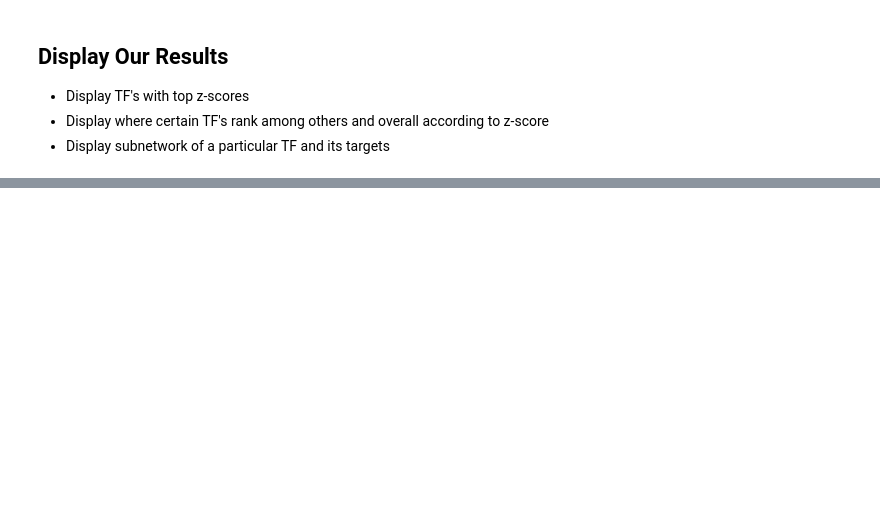
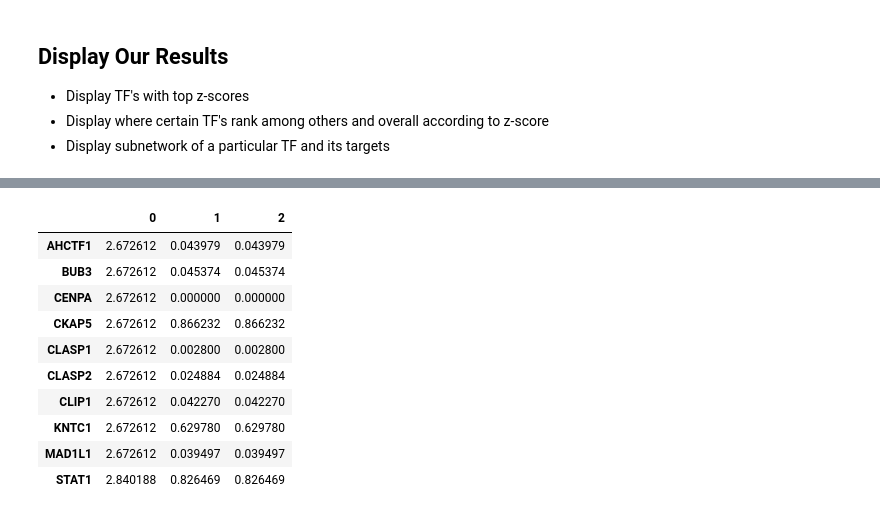
Before and after one commit to ucsd-ccbb/network_bio_toolkit, a Jupyter notebook: notebooks/URA_Arthritis.ipynb, the cells around one changed output, grey strips where cells are left out. Saved outputs shown, nothing was run; the diff lists cells and outputs as text; code cells hidden in the pictures; blank space fills up the shorter version.

```diff
--- a/notebooks/URA_Arthritis.ipynb
+++ b/notebooks/URA_Arthritis.ipynb
@@ -135,2 +247,20 @@ z_scores = stat_analysis.tf_zscore(DG_TF, DEG_list, bias_filter = 0.25) # recomm
+# %%
+series = z_scores.sort_values(ascending=False).head(10)
+top_to_adjp = pd.Series({ k: TF_to_adjp[k] for k in TF_to_adjp if k in series })
+top_to_foldchange = pd.Series({ k: TF_to_foldchange[k] for k in TF_to_foldchange if k in series })
+# %%
+pd.concat([series, top_to_adjp, top_to_foldchange], axis=1, names = ["z-scores", "adj p-value", "fold change"])
+# %% [output]
+|  | 0 | 1 | 2 |
+| AHCTF1 | 2.672612 | 0.043979 | 0.043979 |
+| BUB3 | 2.672612 | 0.045374 | 0.045374 |
+| CENPA | 2.672612 | 0.000000 | 0.000000 |
+| CKAP5 | 2.672612 | 0.866232 | 0.866232 |
+| CLASP1 | 2.672612 | 0.002800 | 0.002800 |
+| CLASP2 | 2.672612 | 0.024884 | 0.024884 |
+| CLIP1 | 2.672612 | 0.042270 | 0.042270 |
+| KNTC1 | 2.672612 | 0.629780 | 0.629780 |
+| MAD1L1 | 2.672612 | 0.039497 | 0.039497 |
+| STAT1 | 2.840188 | 0.826469 | 0.826469 |
 # %%
 # Top TF's
```
Also changed, not shown: parts of 17 cells of this notebook, 3 other files.
